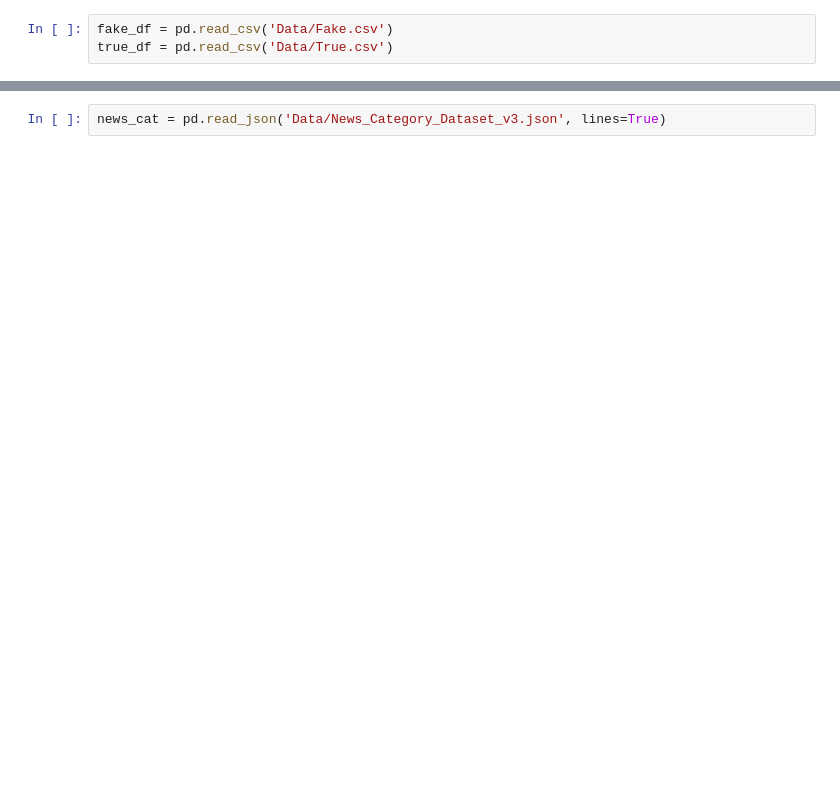
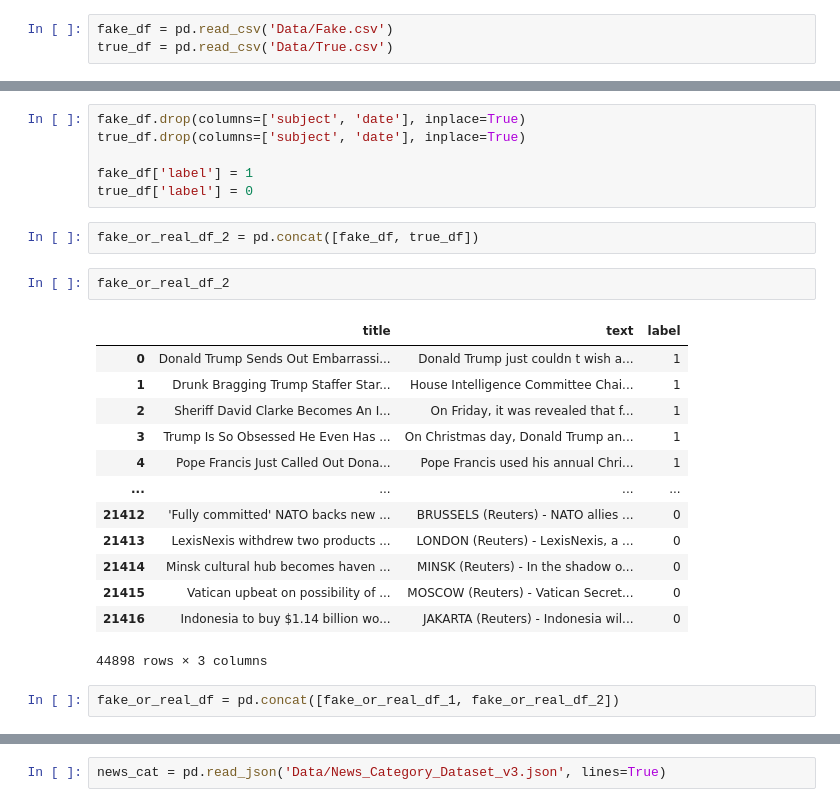
Before and after one commit to bentoler22/Phase_5_Project, a Jupyter notebook: Fake News Detection.ipynb, the cells around one changed output, grey strips where cells are left out. Drawn from its saved outputs; the diff is of its cells as text; blank space fills up the shorter version.

```diff
--- a/Fake News Detection.ipynb
+++ b/Fake News Detection.ipynb
@@ -39,0 +52,26 @@ true_df
+# %%
+fake_df.drop(columns=['subject', 'date'], inplace=True)
+true_df.drop(columns=['subject', 'date'], inplace=True)
+
+fake_df['label'] = 1
+true_df['label'] = 0
+# %%
+fake_or_real_df_2 = pd.concat([fake_df, true_df])
+# %%
+fake_or_real_df_2
+# %% [output]
+|  | title | text | label |
+| 0 | Donald Trump Sends Out Embarrassi... | Donald Trump just couldn t wish a... | 1 |
+| 1 | Drunk Bragging Trump Staffer Star... | House Intelligence Committee Chai... | 1 |
+| 2 | Sheriff David Clarke Becomes An I... | On Friday, it was revealed that f... | 1 |
+| 3 | Trump Is So Obsessed He Even Has ... | On Christmas day, Donald Trump an... | 1 |
+| 4 | Pope Francis Just Called Out Dona... | Pope Francis used his annual Chri... | 1 |
+| ... | ... | ... | ... |
+| 21412 | 'Fully committed' NATO backs new ... | BRUSSELS (Reuters) - NATO allies ... | 0 |
+| 21413 | LexisNexis withdrew two products ... | LONDON (Reuters) - LexisNexis, a ... | 0 |
+| 21414 | Minsk cultural hub becomes haven ... | MINSK (Reuters) - In the shadow o... | 0 |
+| 21415 | Vatican upbeat on possibility of ... | MOSCOW (Reuters) - Vatican Secret... | 0 |
+| 21416 | Indonesia to buy $1.14 billion wo... | JAKARTA (Reuters) - Indonesia wil... | 0 |
+44898 rows × 3 columns
+# %%
+fake_or_real_df = pd.concat([fake_or_real_df_1, fake_or_real_df_2])
```
Also changed, not shown: parts of 36 cells of this notebook.
